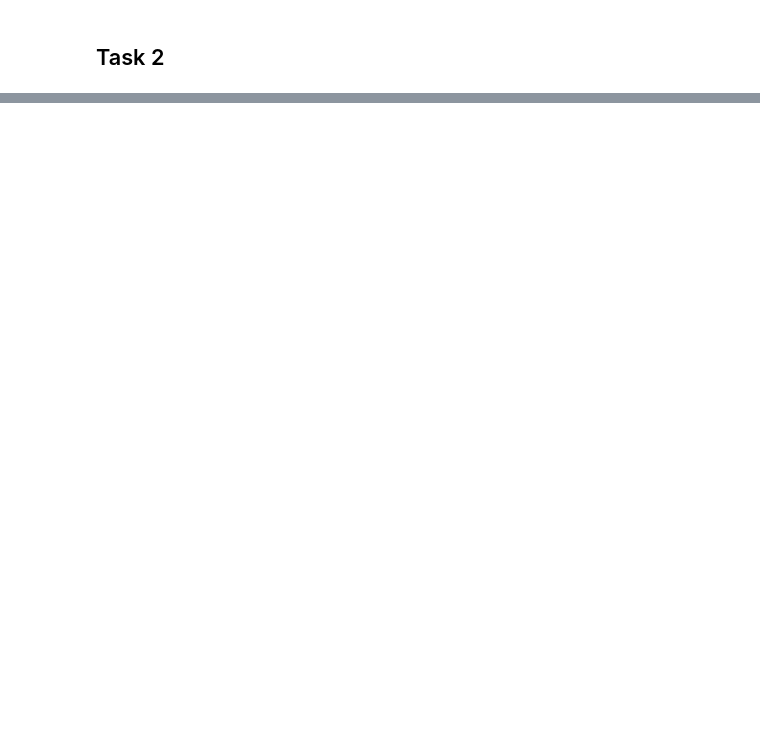
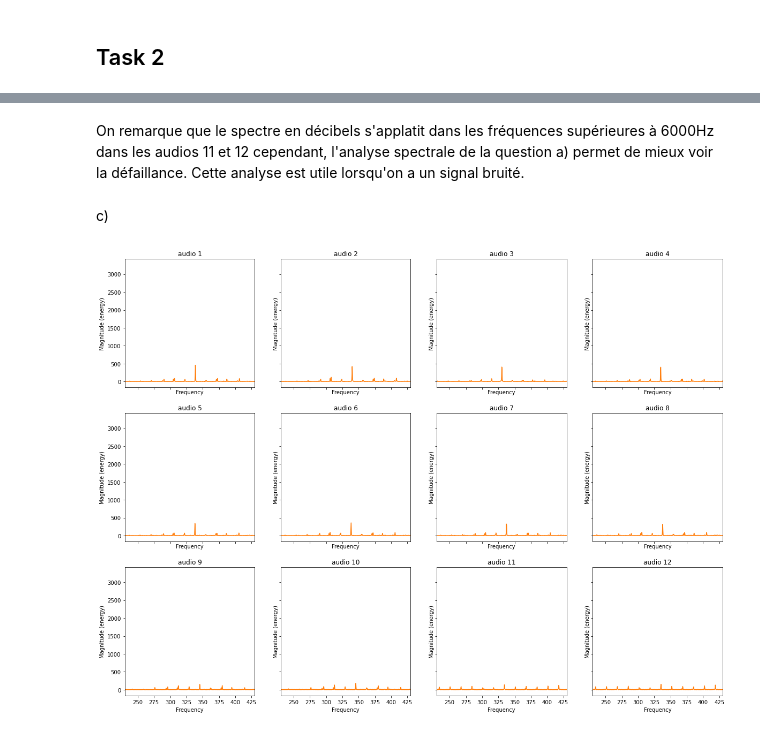
Before and after one commit to Remyb98/5I-SI4, a Jupyter notebook: TP4/Rapport.ipynb, the cells around one changed output, grey strips where cells are left out. Saved outputs shown, nothing was run; the diff lists cells and outputs as text; code cells hidden in the pictures; blank space fills up the shorter version.

```diff
--- a/TP4/Rapport.ipynb
+++ b/TP4/Rapport.ipynb
@@ -102,0 +113,15 @@ for i in range(3):
+# %% [markdown]
+On remarque que le spectre en décibels s'applatit dans les fréquences supérieures à 6000Hz dans les audios 11 et 12 cependant, l'analyse spectrale de la question a) permet de mieux voir la défaillance. Cette analyse est utile lorsqu'on a un signal bruité.
+# %% [markdown]
+c)
+# %%
+n = 0
+fig, axs = plt.subplots(3, 4, figsize=(20, 15), sharex=True, sharey=True)
+for i in range(3):
+    for j in range(4):
+        axs[i, j].magnitude_spectrum(data[n][0], Fs=20000, color='C1')
+        axs[i, j].set_title(f"audio {n + 1}")
+        axs[i, j].set_xlim(230, 430)
+        n += 1
+# %% [output]
+[figure, added]
```
Also changed, not shown: parts of 17 cells of this notebook.
